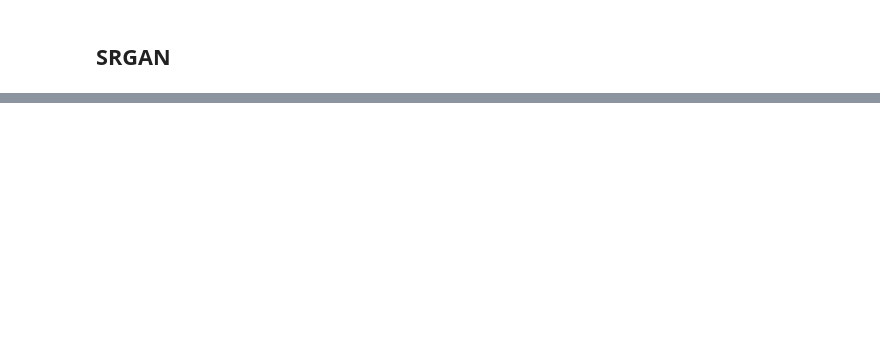
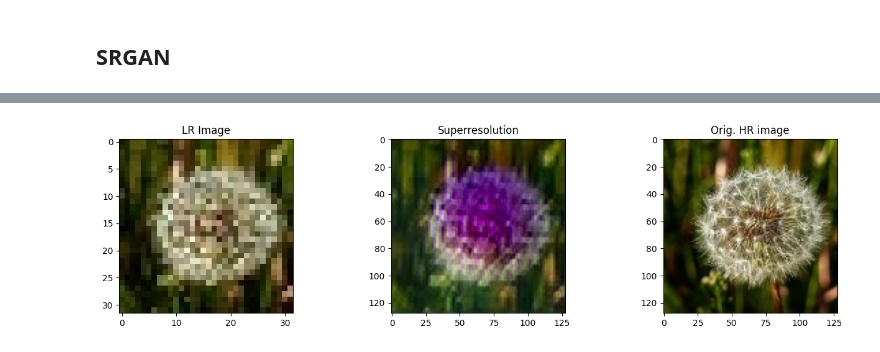
Before and after one commit to AnkitKr2709/Deep-Learning, a Jupyter notebook: assignment1/main.ipynb, the cells around one changed output, grey strips where cells are left out. Drawn from its saved outputs; the diff is of its cells as text; code cells hidden in the pictures; blank space fills up the shorter version.

```diff
--- a/assignment1/main.ipynb
+++ b/assignment1/main.ipynb
@@ -292,20 +362,20 @@ def create_comb(gen_model, disc_model, vgg, lr_ip, hr_ip):
 
     return Model(inputs=[lr_ip, hr_ip], outputs=[validity, gen_features])
 # %%
-lr_list = os.listdir("/content/gdrive/MyDrive/DL_Project/fl_dt/lr_images_1")
+lr_list = os.listdir("/content/gdrive/MyDrive/Deep_learning/fl_dt/lr_images_1")
 
 lr_images = []
 for img in lr_list:
-    img_lr = cv2.imread("/content/gdrive/MyDrive/DL_Project/fl_dt/lr_images_1/" + img)
+    img_lr = cv2.imread("/content/gdrive/MyDrive/Deep_learning/fl_dt/lr_images_1/" + img)
     if img_lr is not None:
         img_lr = cv2.cvtColor(img_lr, cv2.COLOR_BGR2RGB)
         lr_images.append(img_lr)
 
-hr_list = os.listdir("/content/gdrive/MyDrive/DL_Project/fl_dt/hr_images_1")
+hr_list = os.listdir("/content/gdrive/MyDrive/Deep_learning/fl_dt/hr_images_1")
 
 hr_images = []
 for img in hr_list:
-    img_hr = cv2.imread("/content/gdrive/MyDrive/DL_Project/fl_dt/hr_images_1/" + img)
+    img_hr = cv2.imread("/content/gdrive/MyDrive/Deep_learning/fl_dt/hr_images_1/" + img)
     if img_hr is not None:
         img_hr = cv2.cvtColor(img_hr, cv2.COLOR_BGR2RGB)
         hr_images.append(img_hr)
@@ -403,7 +524,7 @@ for e in range(epochs):
 from keras.models import load_model
 from numpy.random import randint
 
-generator = load_model('/content/gdrive/MyDrive/DL_Project/gen_e.h5', compile=False)
+generator = load_model('/content/gdrive/MyDrive/Deep_learning/gen_e.h5', compile=False)
 
 
 [X1, X2] = [lr_test, hr_test]
@@ -426,3 +547,4 @@ plt.title('Orig. HR image')
 plt.imshow(tar_image[0,:,:,:])
 
 plt.show()
+# %% [output]
@@ -429 +553,2 @@ plt.show()
+[figure, added]
 # %%
```
Also changed, not shown: parts of 13 cells of this notebook.
